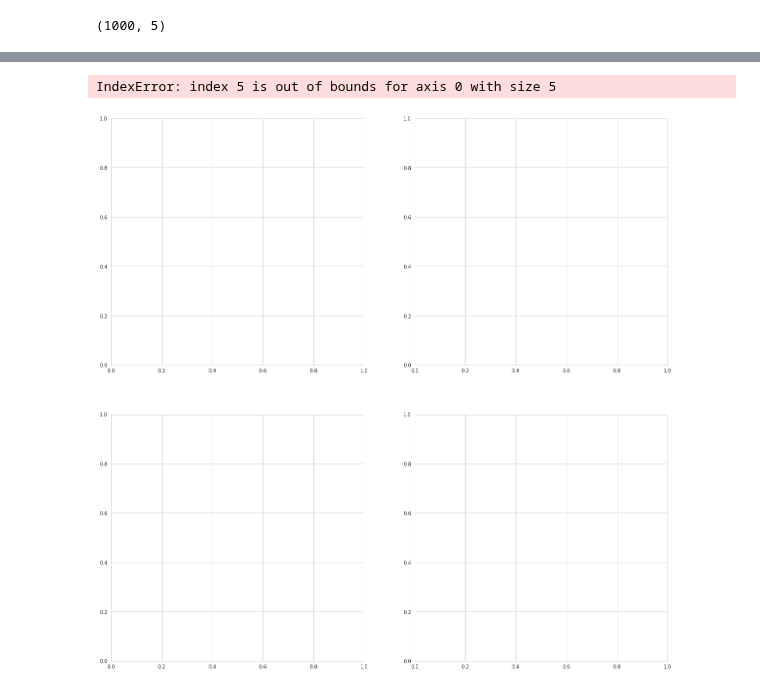
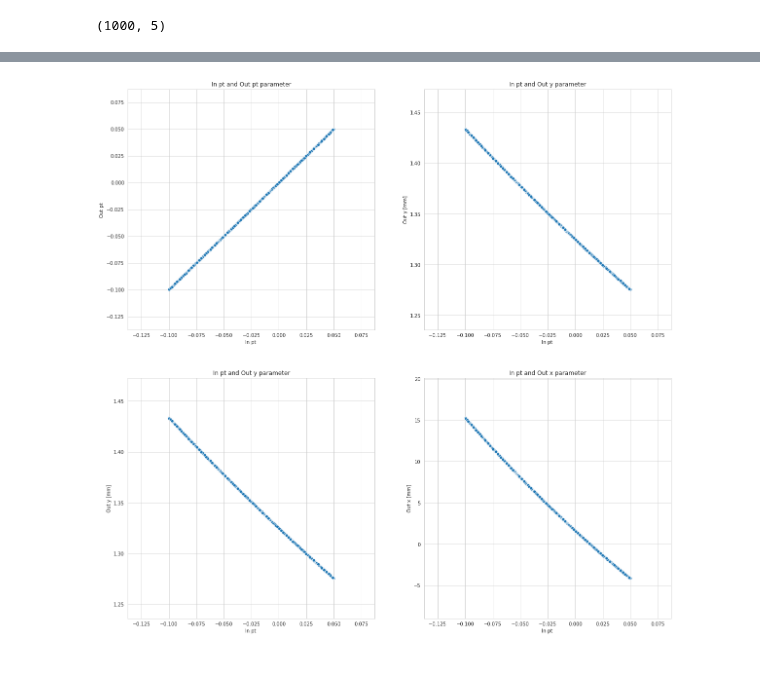
Before and after one commit to mucharafal/optics_generator_python, a Jupyter notebook: notebooks/220h2.ipynb, the cells around one changed output, grey strips where cells are left out. Saved outputs shown, nothing was run; the diff lists cells and outputs as text; code cells hidden in the pictures.

```diff
--- a/notebooks/220h2.ipynb
+++ b/notebooks/220h2.ipynb
@@ -16,7 +16,7 @@ sns.set_style("whitegrid")
 
 home = "/home/rafalmucha/Pobrane/optic/"
 file_name = "parametrization_6500GeV_0p4_185_reco"
-approximator_name = "ip5_to_station_220_h_1_lhcb1"
+approximator_name = "ip5_to_station_220_h_2_lhcb1"
 path_to_project = home+"/optics_generator_python"
 path_to_file = home+"/2016/" + file_name + ".root"
 # %% [output]
@@ -35,7 +35,7 @@ y_mean = 0.0
 sigma_y = 0
 theta_y_mean = 0.00
 sigma_theta_y = 0.00000
-pt_mean = -0.075
+pt_mean = -0.025
 sigma_pt = 0.075
 
 particles_number = 1000
@@ -92,8 +92,7 @@ index_map = {
     "theta x": 1,
     "y": 2,
     "theta y": 3,
-    "t": 4,
-    "pt": 5
+    "pt": 4
 }
 multiplier_for_unit = {
     "x": 1000,
@@ -351,16 +350,15 @@ left=0.0, right=0.0
 # %%
 f, axes = plt.subplots(2, 2)
 
 fig = plt.gcf()
 fig.set_size_inches(20,20)
 
-plot("pt", "x", "In ", "Out ", input_matrix, output_matrix, axes, 0, 0)
+plot("pt", "pt", "In ", "Out ", input_matrix, output_matrix, axes, 0, 0)
 
 plot("pt", "y", "In ", "Out ", input_matrix, output_matrix, axes, 0, 1)
 
 plot("pt", "y", "In ", "Out ", input_matrix, output_matrix, axes, 1, 0)
 
 plot("pt", "x", "In ", "Out ", input_matrix, output_matrix, axes, 1, 1)
 # %% [output]
-IndexError: index 5 is out of bounds for axis 0 with size 5
-[figure, old version]
+[figure, new version]
```
Also changed, not shown: parts of 4 cells of this notebook, 9 other files.
